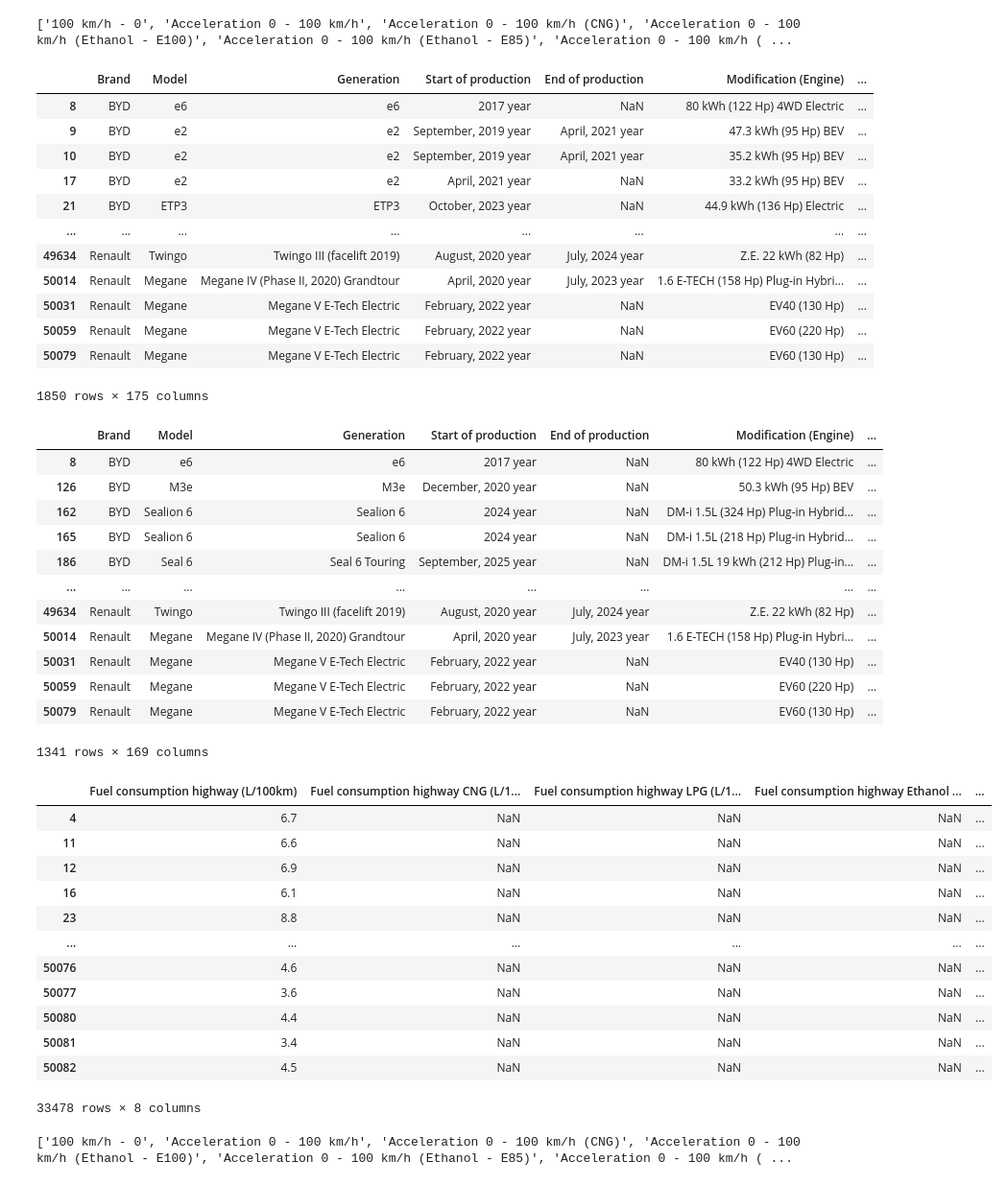
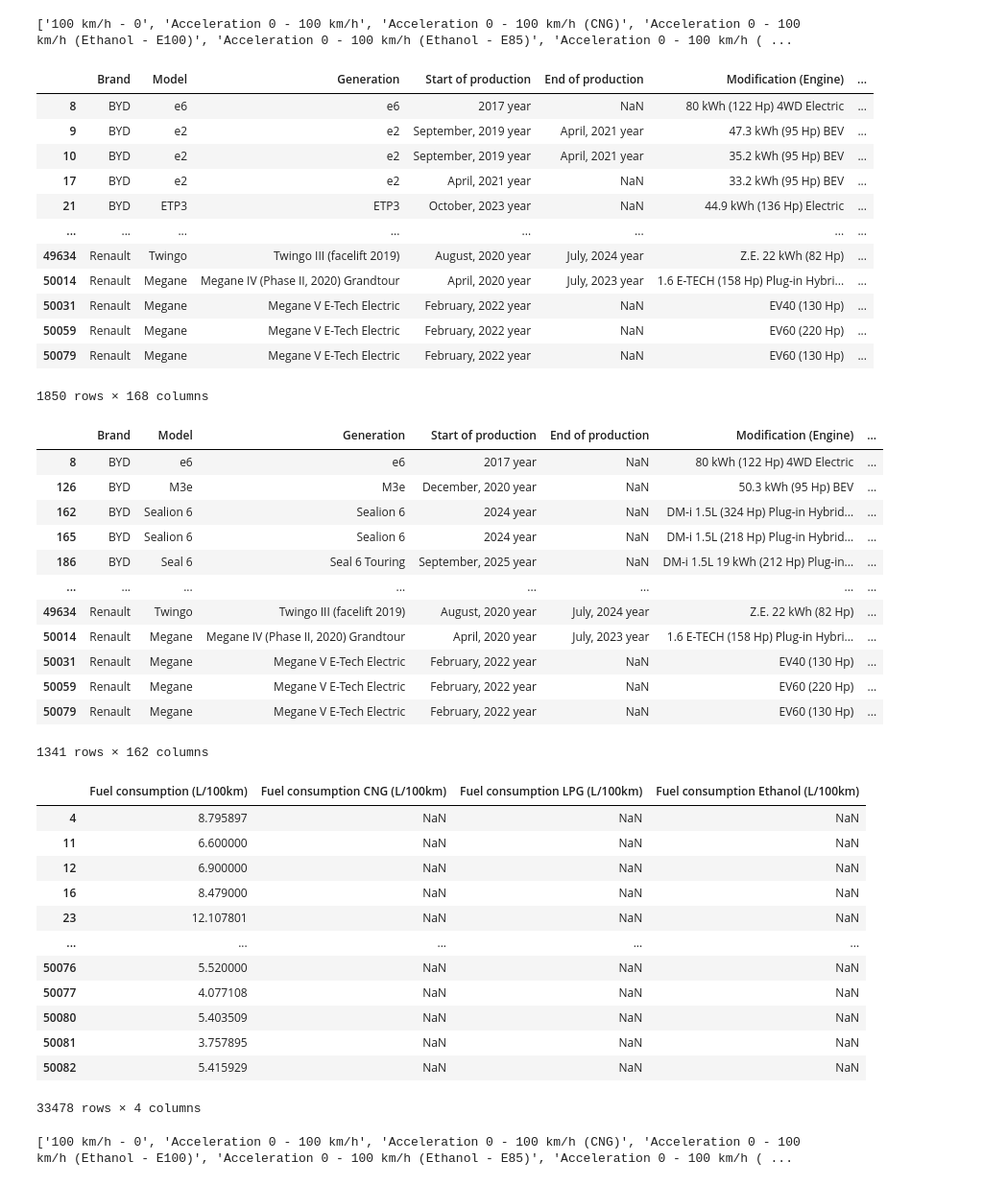
Before and after one commit to MMaikov/CarsDataset, a Jupyter notebook: AutoCarsDatasetCleaning.ipynb, the cells around one changed output. Shown at 96% size. Cells and saved outputs as stored; diff of their text form; code cells hidden in the pictures.

Commit message:
Auto-data.net dataset analysis

```diff
--- a/AutoCarsDatasetCleaning.ipynb
+++ b/AutoCarsDatasetCleaning.ipynb
@@ -29,7 +37,14 @@ columns_to_drop = [
     '200 km/h - 0',
     'Combined fuel consumption (WLTP)',
     'Combined fuel consumption (WLTP) (CNG)',
-    'Combined fuel consumption (WLTP) (LPG)'
+    'Combined fuel consumption (WLTP) (LPG)',
+    'Power per litre',  #engine displacement
+    'Power per litre (CNG)',
+    'Power per litre (Ethanol - E100)',
+    'Power per litre (Ethanol - E85)',
+    'Power per litre (LPG)',
+    'Weight-to-power ratio', # kerb weight to power ratio
+    'Weight-to-torque ratio' #kerb weight
 ]
 
 df = df.drop(columns_to_drop, axis=1, errors='ignore')
@@ -82,7 +101,7 @@ columns = [
 ]
 
 data = df[columns].map(parse_number_or_range)
-df["All-electric average range (km)"] = data.mean(axis=1)
+df["All-electric average range (km)"] = data.mean(axis=1, skipna=True)
 df = df.drop(columns, axis=1)
 #data[data[columns].notna().sum(axis=1)>=2]
 df[df["All-electric average range (km)"].notna()]
@@ -99,7 +118,7 @@ df[df["All-electric average range (km)"].notna()]
 | 50031 | Renault | Megane | Megane V E-Tech Electric | February, 2022 year | NaN | EV40 (130 Hp) | ... |
 | 50059 | Renault | Megane | Megane V E-Tech Electric | February, 2022 year | NaN | EV60 (220 Hp) | ... |
 | 50079 | Renault | Megane | Megane V E-Tech Electric | February, 2022 year | NaN | EV60 (130 Hp) | ... |
-1850 rows × 175 columns
+1850 rows × 168 columns
 # %%
 columns = [
     'Average Energy consumption',
@@ -131,5 +150,5 @@ df[df['Average Energy consumption (kWh/100km)'].notna()]
 | 50031 | Renault | Megane | Megane V E-Tech Electric | February, 2022 year | NaN | EV40 (130 Hp) | ... |
 | 50059 | Renault | Megane | Megane V E-Tech Electric | February, 2022 year | NaN | EV60 (220 Hp) | ... |
 | 50079 | Renault | Megane | Megane V E-Tech Electric | February, 2022 year | NaN | EV60 (130 Hp) | ... |
-1341 rows × 169 columns
+1341 rows × 162 columns
 # %%
@@ -240,30 +243,26 @@ df['Fuel consumption city Ethanol (L/100km)'] = hmean_across(df[urban_ethanol_co
 df = df.drop(fuel_columns, axis=1)
 # %%
 new_cols = [
-    'Fuel consumption highway (L/100km)',
-    'Fuel consumption highway CNG (L/100km)',
-    'Fuel consumption highway LPG (L/100km)',
-    'Fuel consumption highway Ethanol (L/100km)',
-    'Fuel consumption city (L/100km)',
-    'Fuel consumption city CNG (L/100km)',
-    'Fuel consumption city LPG (L/100km)',
-    'Fuel consumption city Ethanol (L/100km)'
+    'Fuel consumption (L/100km)',
+    'Fuel consumption CNG (L/100km)',
+    'Fuel consumption LPG (L/100km)',
+    'Fuel consumption Ethanol (L/100km)'
 ]
 df[df[new_cols].notna().any(axis=1)][new_cols]
 # %% [output]
-|  | Fuel consumption highway (L/100km) | Fuel consumption highway CNG (L/1... | Fuel consumption highway LPG (L/1... | Fuel consumption highway Ethanol ... | ... |
-| 4 | 6.7 | NaN | NaN | NaN | ... |
-| 11 | 6.6 | NaN | NaN | NaN | ... |
-| 12 | 6.9 | NaN | NaN | NaN | ... |
-| 16 | 6.1 | NaN | NaN | NaN | ... |
-| 23 | 8.8 | NaN | NaN | NaN | ... |
-| ... | ... | ... | ... | ... | ... |
-| 50076 | 4.6 | NaN | NaN | NaN | ... |
-| 50077 | 3.6 | NaN | NaN | NaN | ... |
-| 50080 | 4.4 | NaN | NaN | NaN | ... |
-| 50081 | 3.4 | NaN | NaN | NaN | ... |
-| 50082 | 4.5 | NaN | NaN | NaN | ... |
+|  | Fuel consumption (L/100km) | Fuel consumption CNG (L/100km) | Fuel consumption LPG (L/100km) | Fuel consumption Ethanol (L/100km) |
+| 4 | 8.795897 | NaN | NaN | NaN |
+| 11 | 6.600000 | NaN | NaN | NaN |
+| 12 | 6.900000 | NaN | NaN | NaN |
+| 16 | 8.479000 | NaN | NaN | NaN |
+| 23 | 12.107801 | NaN | NaN | NaN |
+| ... | ... | ... | ... | ... |
+| 50076 | 5.520000 | NaN | NaN | NaN |
+| 50077 | 4.077108 | NaN | NaN | NaN |
+| 50080 | 5.403509 | NaN | NaN | NaN |
+| 50081 | 3.757895 | NaN | NaN | NaN |
+| 50082 | 5.415929 | NaN | NaN | NaN |
-33478 rows × 8 columns
+33478 rows × 4 columns
 # %%
 print(sorted(list(df.columns)))
 # %% [output]
```
Also changed, not shown: parts of 72 cells of this notebook, 42 other files.
